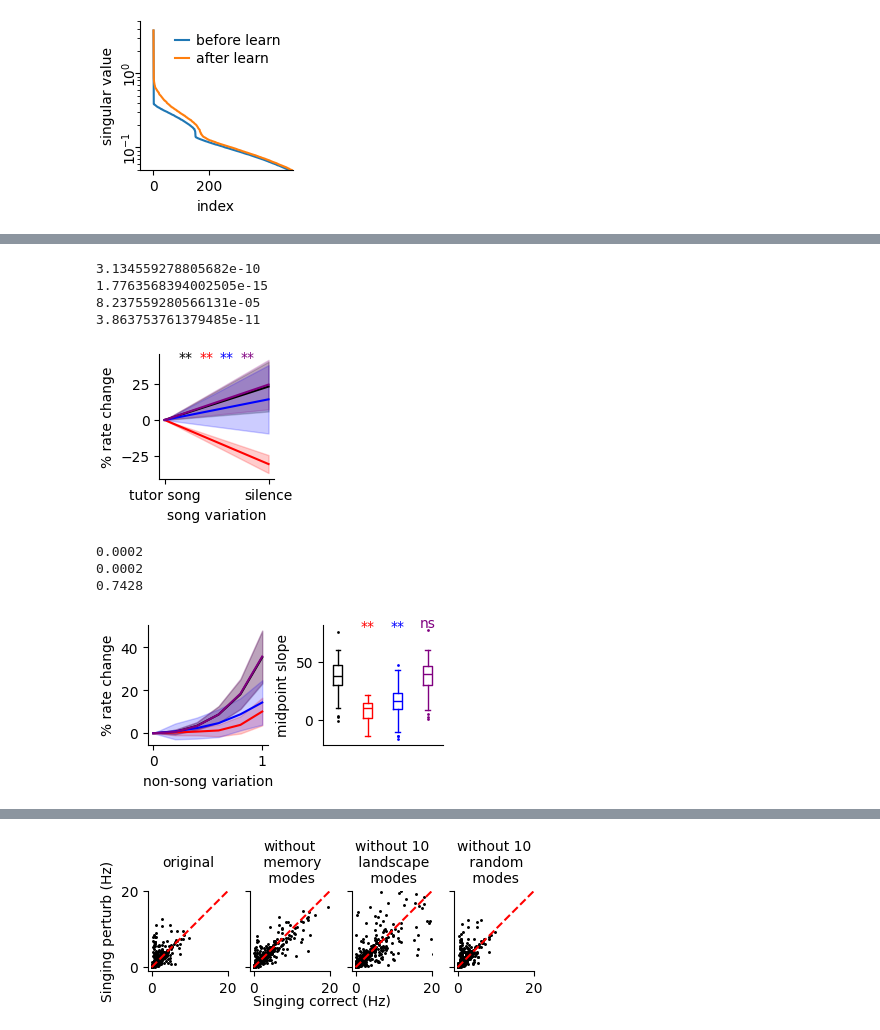
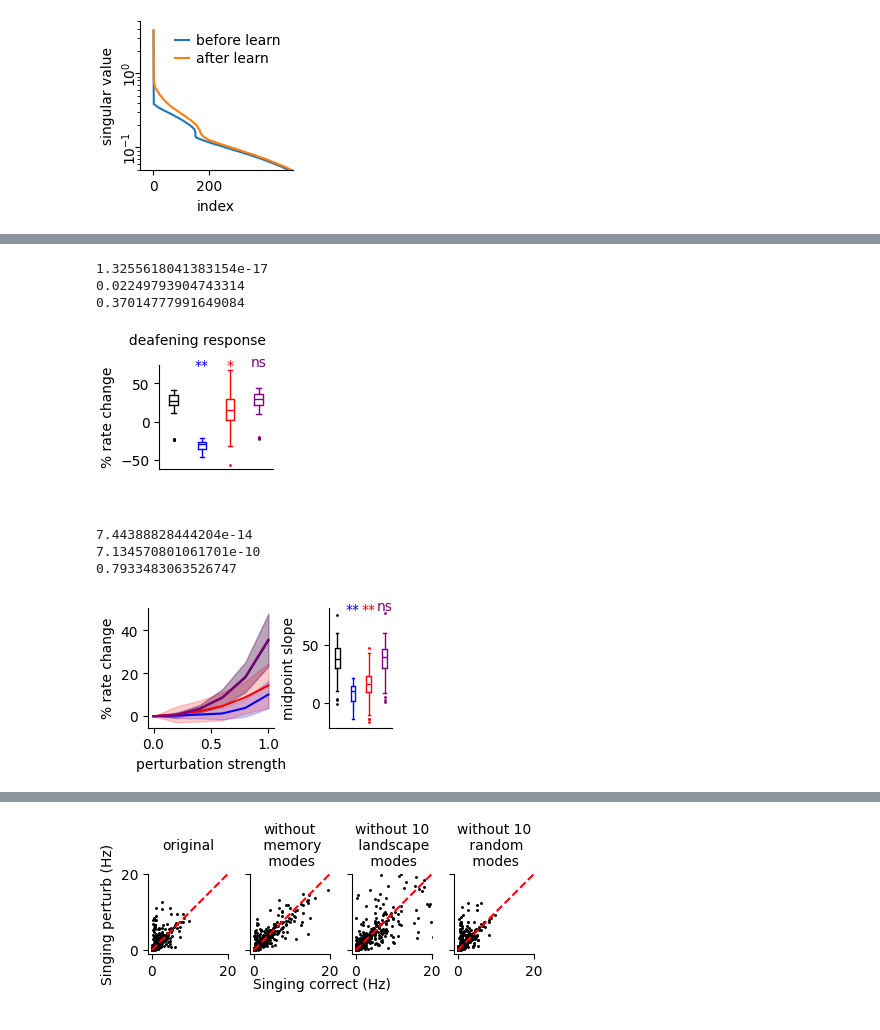
Before and after one commit to gongziyida/vocal-error-network, a Jupyter notebook: EIrec_analysis/EIrec_analysis.ipynb, the cells around one changed output, grey strips where cells are left out. Drawn from its saved outputs; the diff is of its cells as text; code cells hidden in the pictures.

```diff
--- a/EIrec_analysis/EIrec_analysis.ipynb
+++ b/EIrec_analysis/EIrec_analysis.ipynb
@@ -91,0 +101,14 @@ fig.savefig('../svg/mode_learning_curves_E2I2E.svg')
+# %%
+fig, ax = plt.subplots(1, figsize=(1.2,2))
+for x, y in zip(tc_landscape, tc_memory):
+    ax.plot([1, 2], [x, y], '-o', c='k', alpha=0.3, ms=2, lw=1)
+ax.boxplot([tc_landscape, tc_memory], widths=[0.5, 0.5])
+pval = wilcoxon(tc_landscape, tc_memory, alternative='less').pvalue
+print(pval)
+if pval < 0.05:
+    ax.text(1.5, np.max(tc_memory), '**' if pval < 0.01 else '*', ha='center')
+else:
+    ax.text(1.5, np.max(tc_memory), 'ns', ha='center', va='bottom')
+ax.set(ylim=[0, ax.get_ylim()[1]], ylabel='convergence time')
+ax.set_xticklabels(['landscape', 'memory'], rotation=35, ha='right', rotation_mode='anchor')
+fig.savefig('../svg/mode_time_constants.svg')
@@ -92,35 +118,39 @@ fig.savefig('../svg/mode_learning_curves_E2I2E.svg')
 # %%
 case_names = ['original', 'without memory modes', 'without 10 landscape modes',
               'without 10 random modes']
-case_colors = ['k', 'r', 'b', 'purple']
+case_colors = ['k', 'b', 'r', 'purple']
 # %%
-fig, ax = plt.subplots(1, figsize=(2,1.8))
+fig, ax = plt.subplots(1, figsize=(1.8,1.8))
 
 m = rate_onm.mean(axis=-1)
 m = (m / m[...,0,None] - 1) * 100
 
 for i, c in enumerate(case_colors):
-    plot_mean_std(ax, m[:,i].mean(axis=0), m[:,i].std(axis=0),
-                  a_fill=0.2, c=c, xs=[0,1])
+    ax.boxplot(m[:,i,1], positions=[i],
+               widths=0.3, flierprops=dict(ms=2, mec=c),
+               boxprops=dict(color=c), capprops=dict(color=c),
+               whiskerprops=dict(color=c), medianprops=dict(color=c))
 for i, c in enumerate(case_colors):
     x, y = (i+1) / (n_case+1), ax.get_ylim()[1] - 5
-    pval = wilcoxon(m[:,i,1]).pvalue
-    print(pval)
-    if pval < 0.05:
-        ax.text(x, y, '**' if pval < 0.01 else '*', ha='center', c=c)
-    else:
-        ax.text(x, y, 'ns', ha='center', c=c)
-ax.set(xlabel='song variation', ylabel='% rate change',
-       xticks=[0,1], xticklabels=['tutor song', 'silence'])
+    # pval = wilcoxon(m[:,i,1]).pvalue
+    if i > 0:
+        pval = ranksums(m[:,0,1], m[:,i,1]).pvalue
+        print(pval)
+        if pval < 0.05:
+            ax.text(i, m.max(), '**' if pval < 0.01 else '*', ha='center', c=c)
+        else:
+            ax.text(i, m.max(), 'ns', ha='center', va='bottom', c=c)
+ax.set(ylabel='% rate change', xticks=[], xlabel=' \n')
+fig.suptitle(' '*5+'deafening response', fontsize=10)
 fig.savefig('../svg/on_manifold_perturb.svg')
 # %% [output]
-3.134559278805682e-10
-1.7763568394002505e-15
-8.237559280566131e-05
-3.863753761379485e-11
+1.3255618041383154e-17
+0.02249793904743314
+0.37014777991649084
-[figure, old version]
+[figure, new version]
 # %%
-fig, ax = plt.subplots(1, 2, figsize=(3.5,1.8))
+from scipy.stats import ranksums
+fig, ax = plt.subplots(1, 2, figsize=(3,1.8), width_ratios=[1,0.5])
 
 m = rate_offm.mean(axis=-1)
 m = (m / m[...,0,None] - 1) * 100
@@ -134,20 +164,20 @@ for i, c in enumerate(case_colors):
                   boxprops=dict(color=c), capprops=dict(color=c),
                   whiskerprops=dict(color=c), medianprops=dict(color=c))
     if i > 0:
-        pval = permutation_test([g[:,0], g[:,i]], lambda x, y: x.mean() - y.mean()).pvalue
+        pval = ranksums(g[:,0], g[:,i]).pvalue
         print(pval)
         if pval < 0.05:
             ax[1].text(i, g.max(), '**' if pval < 0.01 else '*', ha='center', c=c)
         else:
             ax[1].text(i, g.max(), 'ns', ha='center', va='bottom', c=c)
-ax[0].set(xlabel='non-song variation', ylabel='% rate change')
+ax[0].set(xlabel='perturbation strength', ylabel='% rate change')
 ax[1].set(xticks=[], ylabel='midpoint slope')
 fig.savefig('../svg/off_manifold_perturb.svg')
 # %% [output]
-0.0002
-0.0002
-0.7428
+7.44388828444204e-14
+7.134570801061701e-10
+0.7933483063526747
-[figure, old version]
+[figure, new version]
 # %%
 fig, ax = plt.subplots(1, figsize=(5,1))
 for n, c in zip(case_names, case_colors):
```
Also changed, not shown: parts of 7 cells of this notebook, 8 other files.
